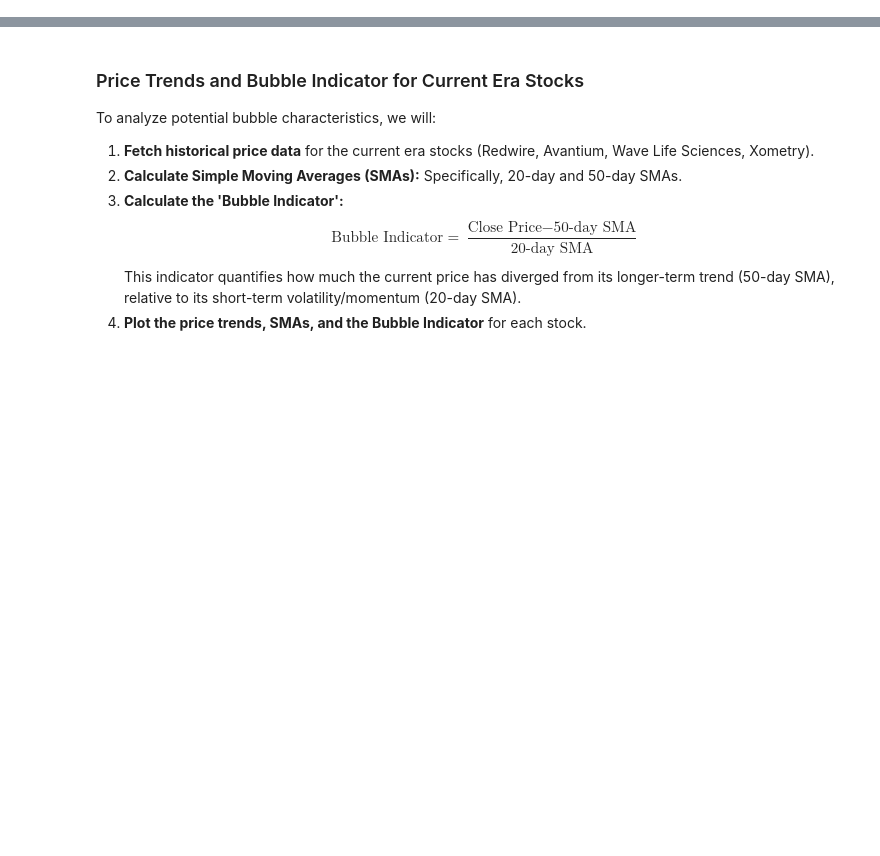
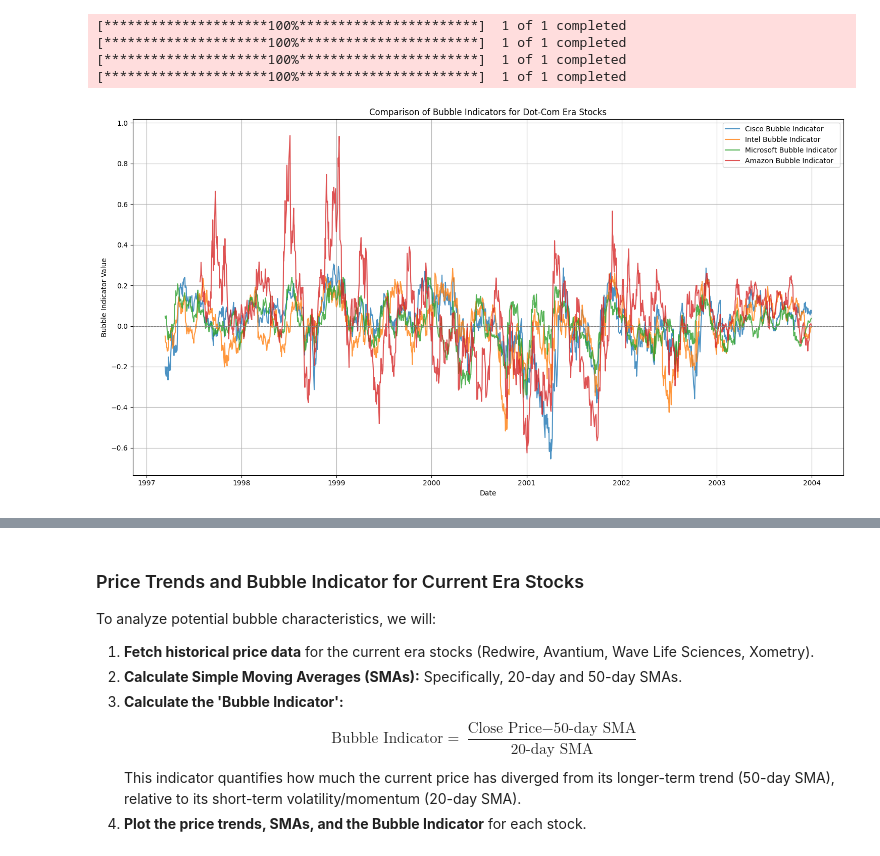
Before and after one commit to GUIVICFISHER/RiskNeutralKernel2026, a Jupyter notebook: RISK_ANALYSIS_STOCK ERASE 0.ipynb, the cells around one changed output, grey strips where cells are left out. Saved outputs shown, nothing was run; the diff lists cells and outputs as text; code cells hidden in the pictures; blank space fills up the shorter version.

```diff
--- a/RISK_ANALYSIS_STOCK ERASE 0.ipynb
+++ b/RISK_ANALYSIS_STOCK ERASE 0.ipynb
@@ -2,0 +739,75 @@
+# %%
+import yfinance as yf
+import pandas as pd
+import matplotlib.pyplot as plt
+
+# Tickers for Dot-Com era analysis
+dot_com_era_tickers = {
+    'Cisco': 'CSCO',
+    'Intel': 'INTC',
+    'Microsoft': 'MSFT',
+    'Amazon': 'AMZN'
+}
+
+# Define SMA periods for the Bubble Indicator
+SMA_SHORT = 20
+SMA_LONG = 50
+
+bubble_indicators_dot_com_df = pd.DataFrame()
+
+# Define the specific period for Dot-Com analysis (e.g., 1997 to 2003)
+START_DATE = "1997-01-01"
+END_DATE = "2003-12-31"
+
+print(f"Fetching data for Dot-Com era stocks from {START_DATE} to {END_DATE}...")
+
+for company_name, ticker_symbol in dot_com_era_tickers.items():
+    try:
+        # Fetch historical data for the specified Dot-Com period
+        data = yf.download(ticker_symbol, start=START_DATE, end=END_DATE, interval="1d")
+
+        if data.empty:
+            print(f"No historical data found for {company_name} ({ticker_symbol}) in the specified Dot-Com era. Skipping comparison for this stock.")
+            continue
+
+        # Determine the correct price series to use for calculations
+        price_series = None
+        if 'Adj Close' in data.columns:
+            price_series = data['Adj Close'].squeeze()
+        elif 'Close' in data.columns:
+            price_series = data['Close'].squeeze()
+
+        if price_series is None or not isinstance(price_series, pd.Series):
+            print(f"Error: Could not extract a single price series for {company_name} ({ticker_symbol}). Skipping comparison.")
+            continue
+
+        # Calculate SMAs using the selected price_series
+        data[f'SMA_{SMA_SHORT}'] = price_series.rolling(window=SMA_SHORT).mean()
+        data[f'SMA_{SMA_LONG}'] = price_series.rolling(window=SMA_LONG).mean()
+
+        # Calculate Bubble Indicator
+        data['Bubble_Indicator'] = (price_series - data[f'SMA_{SMA_LONG}']) / data[f'SMA_{SMA_SHORT}']
+
+        # Add to the comparison DataFrame
+        bubble_indicators_dot_com_df[company_name] = data['Bubble_Indicator']
+
+    except Exception as e:
+        print(f"Error processing {company_name} ({ticker_symbol}) for comparison: {e}")
+
+# Plotting the combined Bubble Indicators for Dot-Com era stocks
+if not bubble_indicators_dot_com_df.empty:
+    plt.figure(figsize=(15, 8))
+    for column in bubble_indicators_dot_com_df.columns:
+        plt.plot(bubble_indicators_dot_com_df.index, bubble_indicators_dot_com_df[column], label=f'{column} Bubble Indicator', alpha=0.8)
+
+    plt.axhline(0, color='grey', linestyle='--', linewidth=0.8)
+    plt.title('Comparison of Bubble Indicators for Dot-Com Era Stocks')
+    plt.xlabel('Date')
+    plt.ylabel('Bubble Indicator Value')
+    plt.legend()
+    plt.grid(True)
+    plt.tight_layout()
+    plt.show()
+else:
+    print("No Bubble Indicator data available for Dot-Com era comparison.")
+# %% [output]
@@ -2,0 +815,5 @@
+[*********************100%***********************]  1 of 1 completed
+[*********************100%***********************]  1 of 1 completed
+[*********************100%***********************]  1 of 1 completed
+[*********************100%***********************]  1 of 1 completed
+[figure, added]
```
Also changed, not shown: parts of 25 cells of this notebook.
